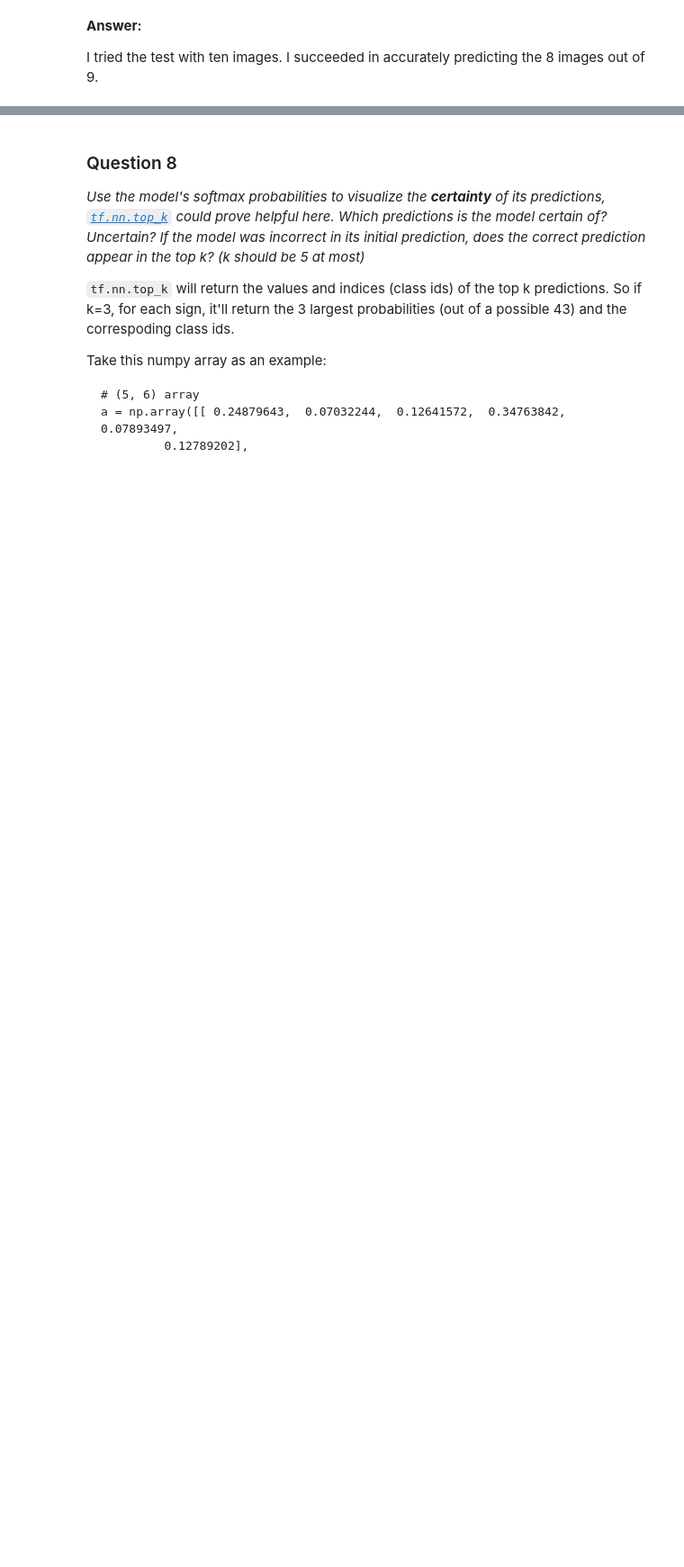
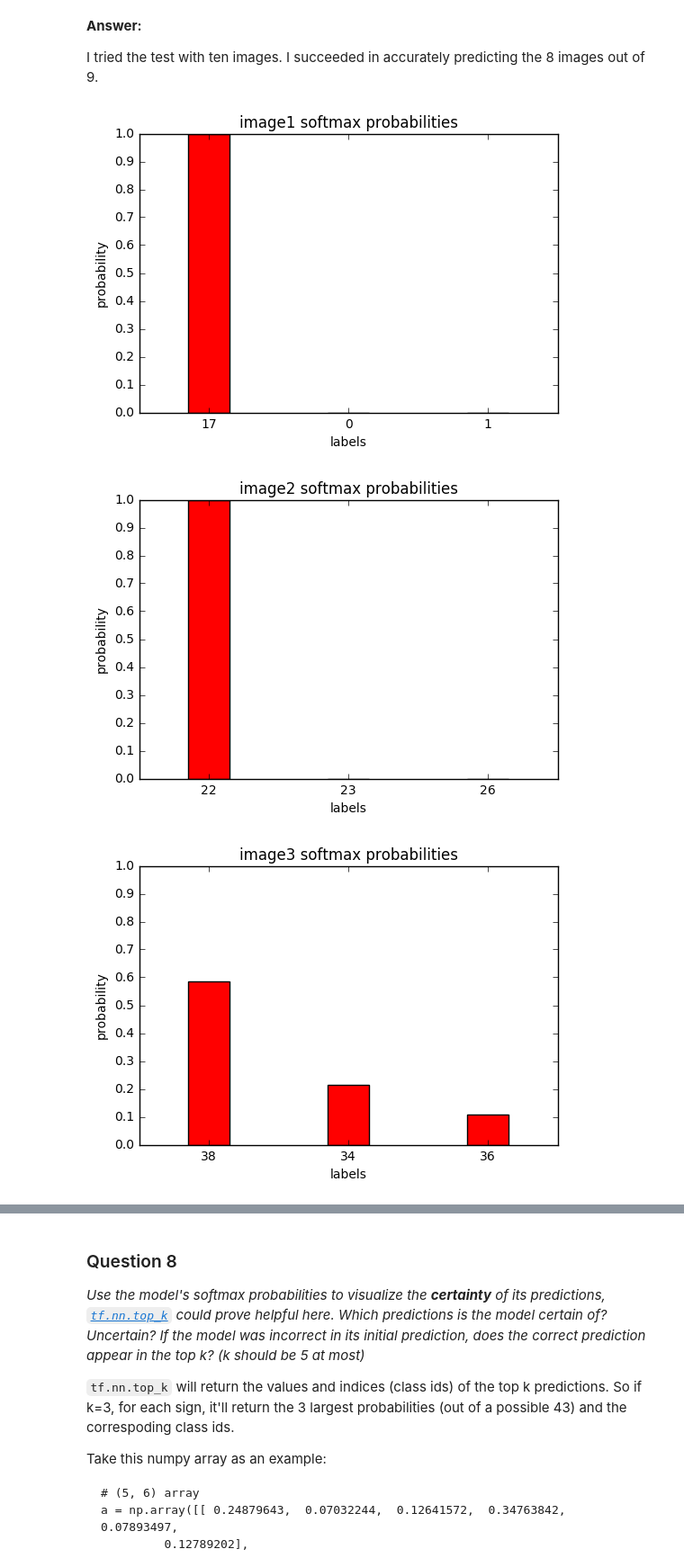
Before and after one commit to dankiman/CarND-Traffic-Sign-Classifier-Project-1, a Jupyter notebook: Traffic_Sign_Classifier.ipynb, the cells around one changed output, grey strips where cells are left out. Shown at 90% size. Cells and saved outputs as stored; diff of their text form; code cells hidden in the pictures; blank space fills up the shorter version.

```diff
--- a/Traffic_Sign_Classifier.ipynb
+++ b/Traffic_Sign_Classifier.ipynb
@@ -574,7 +588,7 @@ I think that the 5th and 9th images above would be difficult to classify. The fo
 ### Feel free to use as many code cells as needed.
 with tf.Session() as sess:
     saver.restore(sess, 'models/model.ckpt')
-    loss, accuracy = evaluate(new_images, new_labels, 1.)
+    loss, accuracy = evaluate(new_images, new_labels)
     print("Loss     = {:.3f}".format(loss))
     print("Accuracy = {:.3f}".format(accuracy))
     result = sess.run(correct_prediction, feed_dict={x: new_images, y: new_labels, keep_prob: 1.})
@@ -592,17 +610,21 @@ I tried the test with ten images. I succeeded in accurately predicting the 8 ima
 # %%
 ### Visualize the softmax probabilities here.
 ### Feel free to use as many code cells as needed.
 with tf.Session() as sess:
     saver.restore(sess, 'models/model.ckpt')
-    probabilities = sess.run(tf.nn.top_k(tf.nn.softmax(logits), k=3), feed_dict={x: new_images})
+    probabilities = sess.run(tf.nn.top_k(tf.nn.softmax(logits), k=3), feed_dict={x: new_images, keep_prob: 1.})
 
     for i, p in enumerate(probabilities.values):
         fig, ax = plt.subplots()
         ax.bar(np.arange(3), p, 0.3, color='r', align='center')
         ax.set_xlabel('labels')
         ax.set_ylabel('probability')
         ax.set_title("image{} softmax probabilities".format(i+1))
         ax.set_xticks(np.arange(3))
         ax.set_yticks(np.arange(0, 1.1, .1))
         ax.set_xticklabels(probabilities.indices[i])
         plt.show()
+# %% [output]
+[figure, added]
+[figure, added]
+[figure, added]
```
Also changed, not shown: parts of 9 cells of this notebook, 6 other files.
